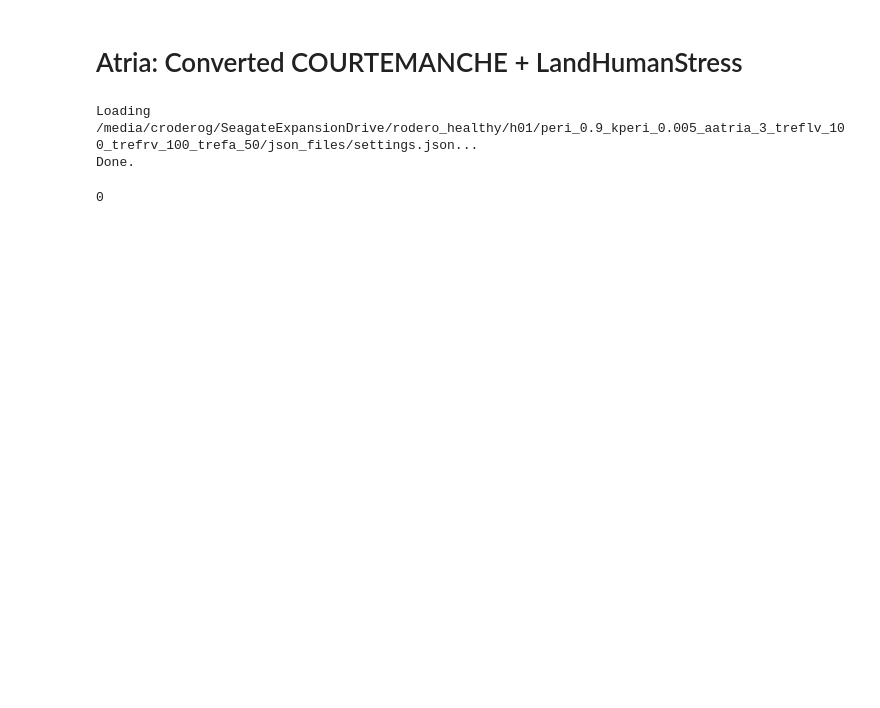
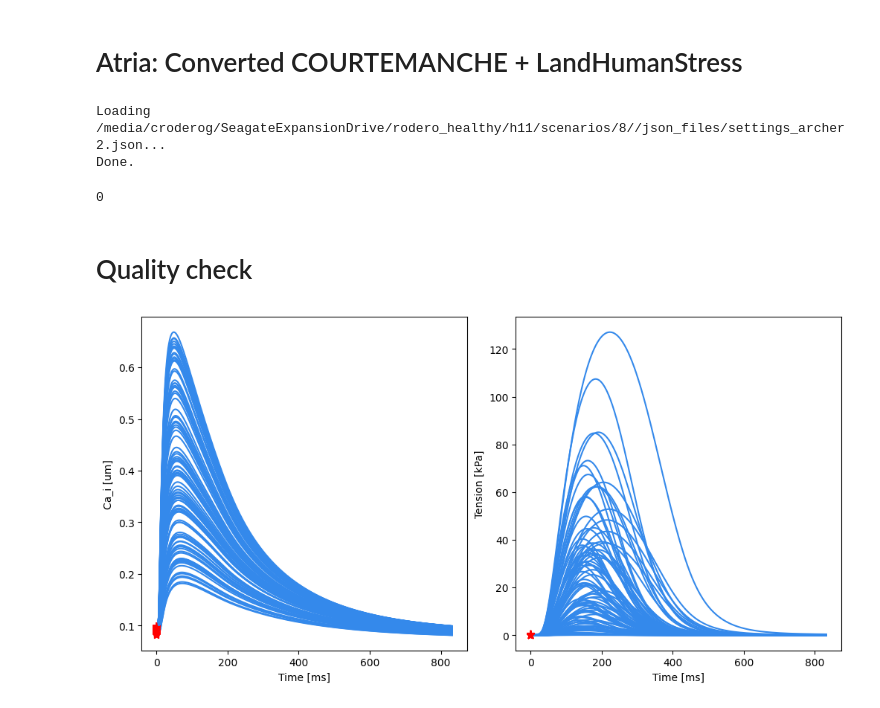
Before and after one commit to CEMRG-publications/Rodero_2026_JMCC, a Jupyter notebook: notebooks/2_run_cell_generate_cycle.ipynb, the cells around one changed output. Drawn from its saved outputs; the diff is of its cells as text; code cells hidden in the pictures; blank space fills up the shorter version.

```diff
--- a/notebooks/2_run_cell_generate_cycle.ipynb
+++ b/notebooks/2_run_cell_generate_cycle.ipynb
@@ -37,26 +38,25 @@ os.makedirs(cell_sims_basefolder, exist_ok=True)
 # First we generate the simulation scripts. That will generate auxiliary cell simulation files
 # %%
 
-# X = np.loadtxt(os.path.join(base_folder_local,'data/X.txt'),dtype=float)
-N = 2
+N = 100
 
 # -------------------------------------------------------------------------
 # write simulation scripts
 
-cmd = f"python write_simulation_scripts.py"
+cmd = f"python ../simulation_toolbox/write_simulation_scripts.py"
 cmd += f" --datafolder {data_folder}"
-cmd += " --fields mechanics"
-cmd += " --platform archer2"
-cmd += " --user crg17"
+cmd += f" --fields mechanics"
+cmd += f" --platform {platform}"
+cmd += f" --user {username}"
 cmd += f" --paramfolder {base_folder_local}/json_files/"
 cmd += f" --paramfolder_cell {base_folder_local}/SS/param/"
 cmd += f" --slrmfolder {base_folder_local}/slrm/"
 cmd += f" --HPC_statefolder {states_folder}"
 cmd += f" --defaultfile {base_folder_local}/json_files/default.json"
-cmd += " --idx1 0"
+cmd += f" --idx1 0"
 cmd += f" --idx2 {N-1}"
 cmd += f" --clinical_data {base_folder_local}/json_files/clinical_data.json"
 cmd += f" --tags {base_folder_local}/json_files/tags.json"
-cmd += f" --setup_file {base_folder_local}/json_files/settings.json"
+cmd += f" --setup_file {base_folder_local}/json_files/settings_{platform}.json"
 os.system(cmd)
 # %% [output]
@@ -123,11 +113,11 @@ mkdir: cannot create directory ‘/media/croderog/SeagateExpansionDrive/rodero_h
 # Atria: Converted COURTEMANCHE + LandHumanStress
 # %%
 sim_setup = simulation()
-sim_setup.load(f"{json_folder}/settings.json")
+sim_setup.load(f"{json_folder}/settings_{platform}.json")
 
 
 generate_bench_script(N=N,								# how many simulations to run (one per param.json)
-					  BCL=bcl,						    	# BCL
+					  BCL=clinical_data["general"]["BCL"],						    	# BCL
 					  NBEATS=num_beats,							# NBEATS
 					  basefolder=f"{base_folder_local}/SS/",				# basefolder containing the param folder
 					  NPROC=23,							# number of CPUs to use for parallel runs
@@ -138,6 +128,8 @@ generate_bench_script(N=N,								# how many simulations to run (one per param.j
 
 os.system(f"bash {base_folder_local}/SS/run_converted_COURTEMANCHE.sh")
 # %% [output]
-Loading /media/croderog/SeagateExpansionDrive/rodero_healthy/h01/peri_0.9_kperi_0.005_aatria_3_treflv_100_trefrv_100_trefa_50/json_files/settings.json...
+Loading /media/croderog/SeagateExpansionDrive/rodero_healthy/h11/scenarios/8//json_files/settings_archer2.json...
 Done.
 0
+# %% [markdown]
+# Quality check
@@ -143,0 +245,7 @@ Done.
+# %%
+plot_Land_output(basefolder =  "/media/croderog/SeagateExpansionDrive/HCM/10GH00962/scenarios/6/SS/ToRORd_dynCl/",
+                          N = 100,
+                          isometric = True,
+                          figname="/home/croderog/Desktop/delete/Land_output.png")
+# %% [output]
+[figure, added]
```
Also changed, not shown: parts of 7 cells of this notebook, 3 other files.
